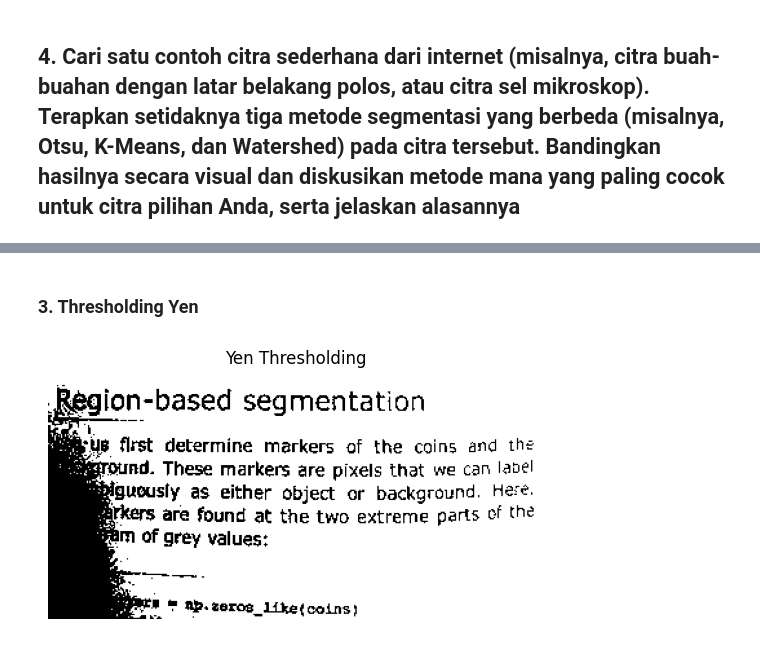
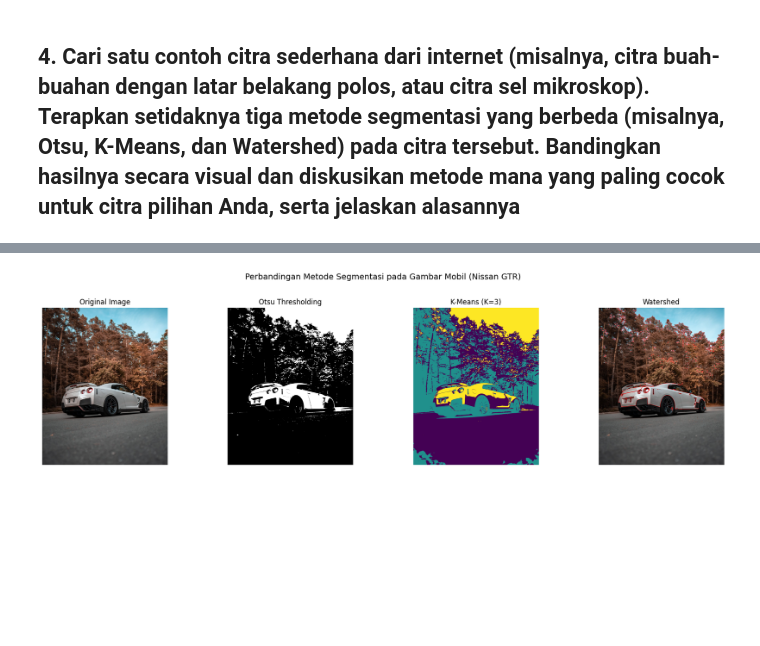
Before and after one commit to DycandX/2025-pengolahan-citra-ti2c, a Jupyter notebook: Jobsheet_04.ipynb, the cells around one changed output, grey strips where cells are left out. Drawn from its saved outputs; the diff is of its cells as text; code cells hidden in the pictures; blank space fills up the shorter version.

```diff
--- a/Jobsheet_04.ipynb
+++ b/Jobsheet_04.ipynb
@@ -370,16 +337,59 @@ plt.show()
-# %% [markdown]
-### 3. Thresholding Yen
-# %%
-from skimage import data, filters
-import matplotlib.pyplot as plt
-
-image = data.page()
-thresh_yen = filters.threshold_yen(image)
-binary_yen = image > thresh_yen
-
-plt.imshow(binary_yen, cmap='gray')
-plt.title('Yen Thresholding')
-plt.axis('off')
-plt.show()
-# %% [output]
-[figure, removed]
+# %%
+import numpy as np
+import matplotlib.pyplot as plt
+from skimage import io, filters, segmentation, color
+from skimage.color import rgb2gray
+from skimage.util import img_as_float
+from sklearn.cluster import KMeans
+from scipy import ndimage as ndi
+
+# 1. Load gambar dari path lokal
+image_path = "/content/nisan-gtr-r35.jpg"
+image_rgb = io.imread(image_path)
+image_gray = rgb2gray(image_rgb)
+image_float = img_as_float(image_gray)
+
+# 2. a) Otsu Thresholding
+thresh_otsu = filters.threshold_otsu(image_gray)
+binary_otsu = image_gray > thresh_otsu
+
+# 3. b) K-Means Clustering (K=3)
+rows, cols = image_gray.shape
+pixel_features = image_float.reshape(rows * cols, 1)
+kmeans = KMeans(n_clusters=3, random_state=0, n_init=10)
+labels_kmeans = kmeans.fit_predict(pixel_features)
+seg_kmeans = labels_kmeans.reshape(rows, cols)
+
+# 4. c) Watershed
+elevation_map = filters.sobel(image_gray)
+markers = np.zeros_like(image_gray, dtype=np.int32)
+markers[image_gray < 0.3] = 1
+markers[image_gray > 0.7] = 2
+seg_watershed = segmentation.watershed(elevation_map, markers)
+seg_watershed_colored = segmentation.mark_boundaries(image_rgb, seg_watershed, color=(1, 0, 0))
+
+# 5. Visualisasi hasil
+fig, axes = plt.subplots(1, 4, figsize=(18, 5), sharex=True, sharey=True)
+ax = axes.ravel()
+
+ax[0].imshow(image_rgb)
+ax[0].set_title("Original Image")
+ax[0].axis('off')
+
+ax[1].imshow(binary_otsu, cmap='gray')
+ax[1].set_title("Otsu Thresholding")
+ax[1].axis('off')
+
+ax[2].imshow(seg_kmeans, cmap='viridis')
+ax[2].set_title("K-Means (K=3)")
+ax[2].axis('off')
+
+ax[3].imshow(seg_watershed_colored)
+ax[3].set_title("Watershed")
+ax[3].axis('off')
+
+plt.suptitle("Perbandingan Metode Segmentasi pada Gambar Mobil (Nissan GTR)", fontsize=14)
+plt.tight_layout(rect=[0, 0.03, 1, 0.95])
+plt.show()
+# %% [output]
+[figure, added]
```
Also changed, not shown: parts of 4 cells of this notebook.
